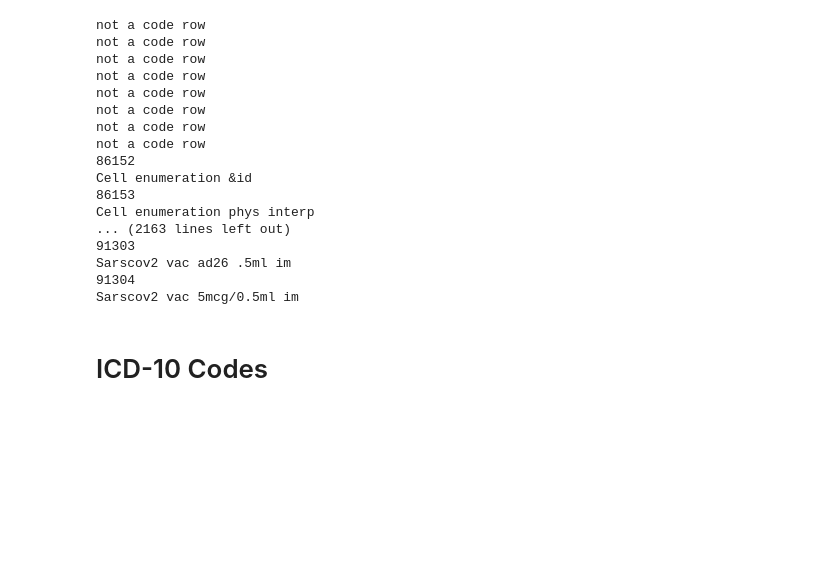
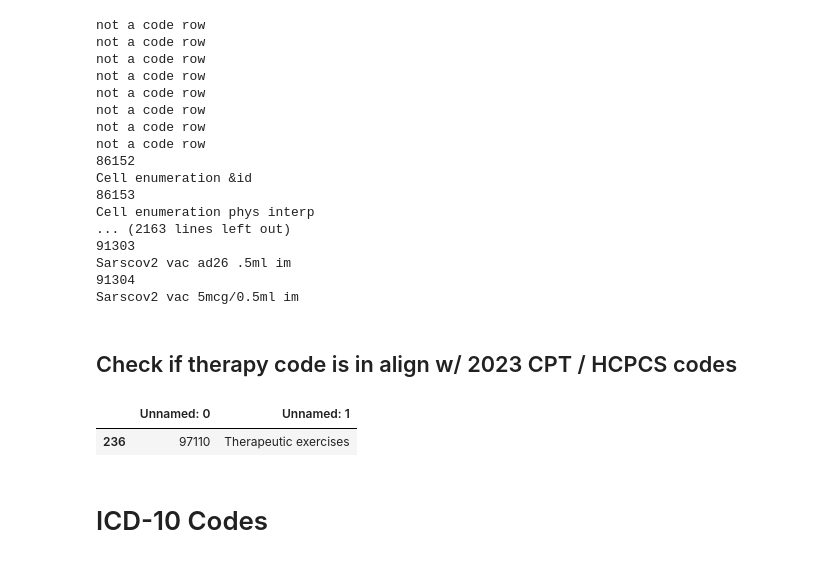
Before and after one commit to sgrinich/medical-coding-copilot, a Jupyter notebook: read-medical-codes.ipynb, the cells around one changed output. Drawn from its saved outputs; the diff is of its cells as text; code cells hidden in the pictures; blank space fills up the shorter version.

```diff
--- a/read-medical-codes.ipynb
+++ b/read-medical-codes.ipynb
@@ -34,6 +36,17 @@ Cell enumeration phys interp
 Sarscov2 vac ad26 .5ml im
 91304
 Sarscov2 vac 5mcg/0.5ml im
+# %%
+cpt_codes = cpt_codes.astype(str)
+# %% [markdown]
+## Check if therapy code is in align w/ 2023 CPT / HCPCS codes
+# %%
+# check if the test_str is in the list
+test_str = "97110"
+cpt_codes[cpt_codes["Unnamed: 0"] == test_str]
+# %% [output]
+|  | Unnamed: 0 | Unnamed: 1 |
+| 236 | 97110 | Therapeutic exercises |
 # %% [markdown]
 # ICD-10 Codes
 # %%
```
Also changed, not shown: parts of 6 cells of this notebook, 1 other file.
